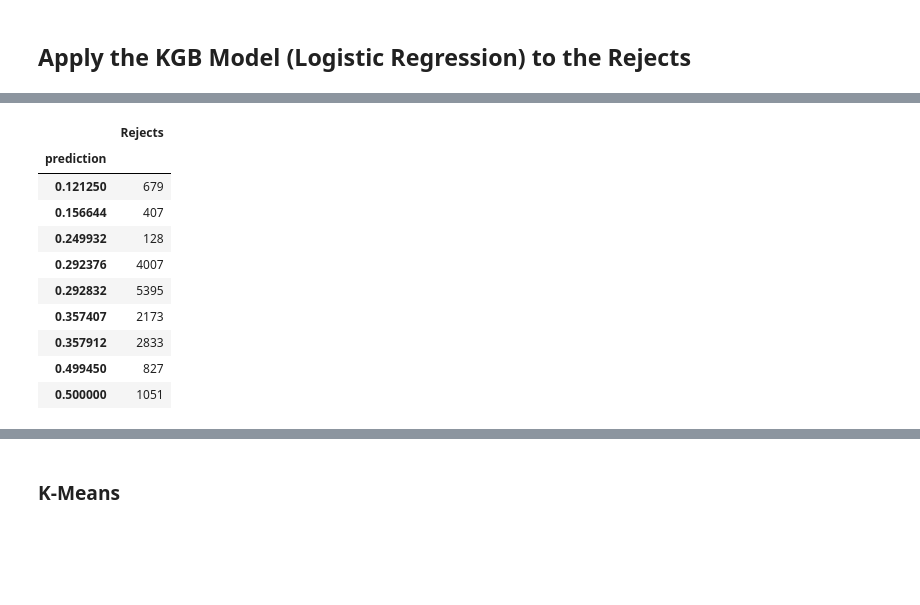
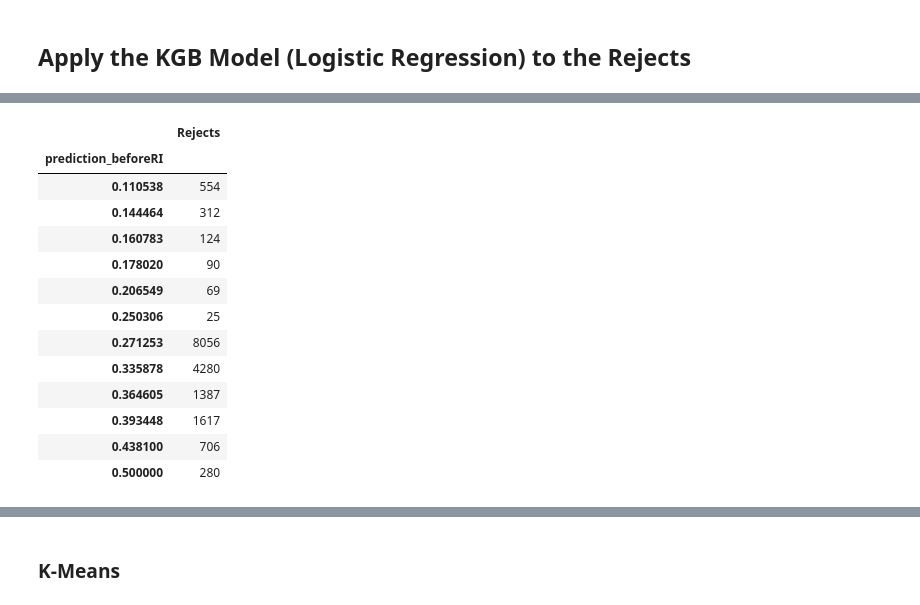
Before and after one commit to AnnaMariaAngelova/Reject_Inference, a Jupyter notebook: RI.ipynb, the cells around one changed output, grey strips where cells are left out. Saved outputs shown, nothing was run; the diff lists cells and outputs as text; code cells hidden in the pictures; blank space fills up the shorter version.

```diff
--- a/RI.ipynb
+++ b/RI.ipynb
@@ -389,17 +466,3 @@ dfr_dev = shuffle_df[:train_size]
 dfr_test = shuffle_df[train_size:]
 # %% [output]
 [interactive output not drawn]
-# %%
-# Train Set
-# Q&D Bucketing
-dfr_dev["loan_amnt2"] = dfr_dev["loan_amnt"].apply(
-    lambda x: "<=1k"
-    if (x <= 1000)
-    else ("1-10k" if (x > 1000 and x <= 10000) else ">10k")
-)
-
-dfr_dev["addr_state2"] = dfr_dev["addr_state"].apply(
-    lambda x: "California"
-    if (x == "CA")
-    else ("Bad state" if (x in badstates) else "Good state")
-)
@@ -408,6 +487,6 @@ dfr_dev["addr_state2"] = dfr_dev["addr_state"].apply(
 # %%
 # One hot encoding
-modelling_variables = ["target", "loan_amnt2", "addr_state2"]
+modelling_variables = ["target", "loan_amnt2", "addr_state2", "emp_length2"]
 
 for i in modelling_variables:
     if i != "target":
@@ -417,6 +496,15 @@ for i in modelling_variables:
 [interactive output not drawn]
 # %%
 # Drop Null Band
-dfr_dev2 = dfr_dev.drop(columns=["loan_amnt", "addr_state", "1-10k", "California"])
+dfr_dev2 = dfr_dev.drop(
+    columns=[
+        "loan_amnt",
+        "addr_state",
+        "emp_length",
+        "1-10k",
+        "California",
+        ">2 years",
+    ]
+)
 # %% [output]
 [interactive output not drawn]
@@ -454,26 +563,33 @@ dfr_test2 = dfr_test.drop(columns=["loan_amnt", "addr_state", "1-10k", "Californ
 # %%
-dfr_dev3 = dfr_dev2[["<=1k", ">10k", "Bad state", "Good state"]]
-dfr_test3 = dfr_test2[["<=1k", ">10k", "Bad state", "Good state"]]
+dfr_dev3 = dfr_dev2[["<=1k", "Bad state", "Good state", "1-2 years"]]
+dfr_test3 = dfr_test2[["<=1k", "Bad state", "Good state", "1-2 years"]]
 # %% [output]
 [interactive output not drawn]
 # %%
 # Predictions
 rej_test_predictions = logreg.predict_proba(dfr_dev3)[:, 1]
-df_pred_rej = pd.DataFrame(data=rej_test_predictions, columns=["prediction"])
-df_pred_rej["Rejects"] = df_pred_rej.groupby("prediction")["prediction"].transform(
-    "count"
+df_pred_rej = pd.DataFrame(
+    data=rej_test_predictions,
+    columns=["prediction_beforeRI"],
+    index=dfr_dev2.index.copy(),
 )
-df_pred_rej.groupby(["prediction"]).count()
+df_pred_rej["Rejects"] = df_pred_rej.groupby("prediction_beforeRI")[
+    "prediction_beforeRI"
+].transform("count")
+df_pred_rej.groupby(["prediction_beforeRI"]).count()
 # %% [output]
 |  | Rejects |
-| prediction |  |
-| 0.121250 | 679 |
-| 0.156644 | 407 |
-| 0.249932 | 128 |
-| 0.292376 | 4007 |
-| 0.292832 | 5395 |
-| 0.357407 | 2173 |
-| 0.357912 | 2833 |
-| 0.499450 | 827 |
-| 0.500000 | 1051 |
+| prediction_beforeRI |  |
+| 0.110538 | 554 |
+| 0.144464 | 312 |
+| 0.160783 | 124 |
+| 0.178020 | 90 |
+| 0.206549 | 69 |
+| 0.250306 | 25 |
+| 0.271253 | 8056 |
+| 0.335878 | 4280 |
+| 0.364605 | 1387 |
+| 0.393448 | 1617 |
+| 0.438100 | 706 |
+| 0.500000 | 280 |
 [interactive output not drawn]
```
Also changed, not shown: parts of 74 cells of this notebook.
